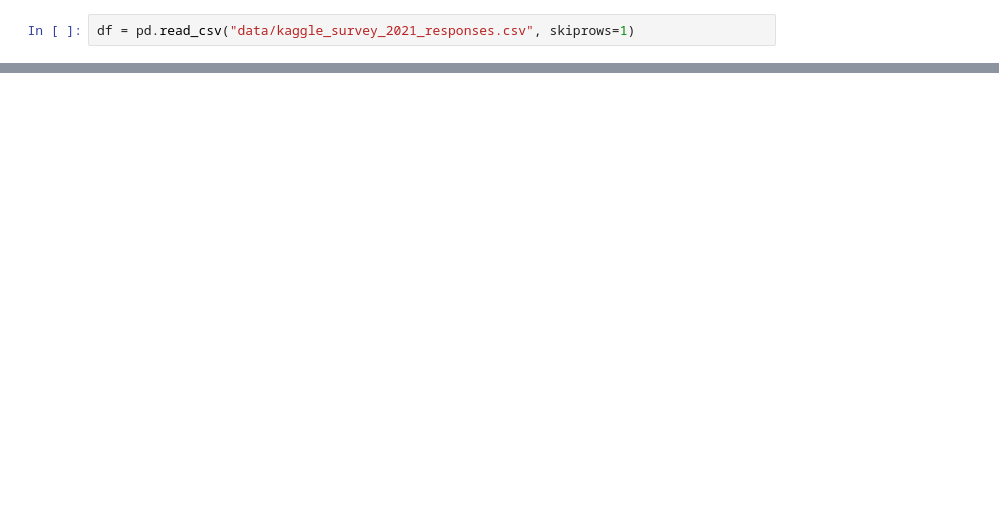
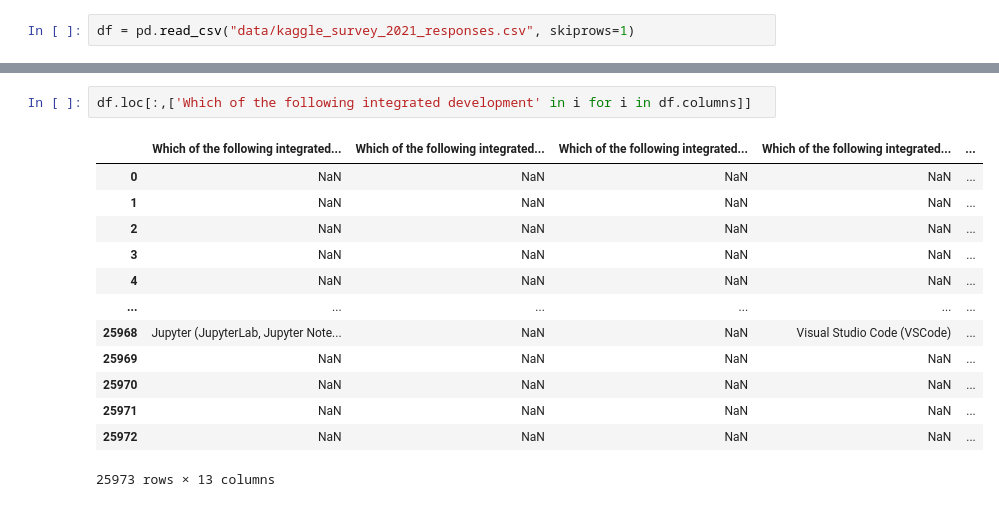
Before and after one commit to minh14496/EDA_kagggle, a Jupyter notebook: eda_kaggle.ipynb, the cells around one changed output, grey strips where cells are left out. Cells and saved outputs as stored; diff of their text form; blank space fills up the shorter version.

```diff
--- a/eda_kaggle.ipynb
+++ b/eda_kaggle.ipynb
@@ -40,0 +79,16 @@ dtype('float64')
+# %%
+df.loc[:,['Which of the following integrated development' in i for i in df.columns]]
+# %% [output]
+|  | Which of the following integrated... | Which of the following integrated... | Which of the following integrated... | Which of the following integrated... | ... |
+| 0 | NaN | NaN | NaN | NaN | ... |
+| 1 | NaN | NaN | NaN | NaN | ... |
+| 2 | NaN | NaN | NaN | NaN | ... |
+| 3 | NaN | NaN | NaN | NaN | ... |
+| 4 | NaN | NaN | NaN | NaN | ... |
+| ... | ... | ... | ... | ... | ... |
+| 25968 | Jupyter (JupyterLab, Jupyter Note... | NaN | NaN | Visual Studio Code (VSCode) | ... |
+| 25969 | NaN | NaN | NaN | NaN | ... |
+| 25970 | NaN | NaN | NaN | NaN | ... |
+| 25971 | NaN | NaN | NaN | NaN | ... |
+| 25972 | NaN | NaN | NaN | NaN | ... |
+25973 rows × 13 columns
```
Also changed, not shown: parts of 38 cells of this notebook.
